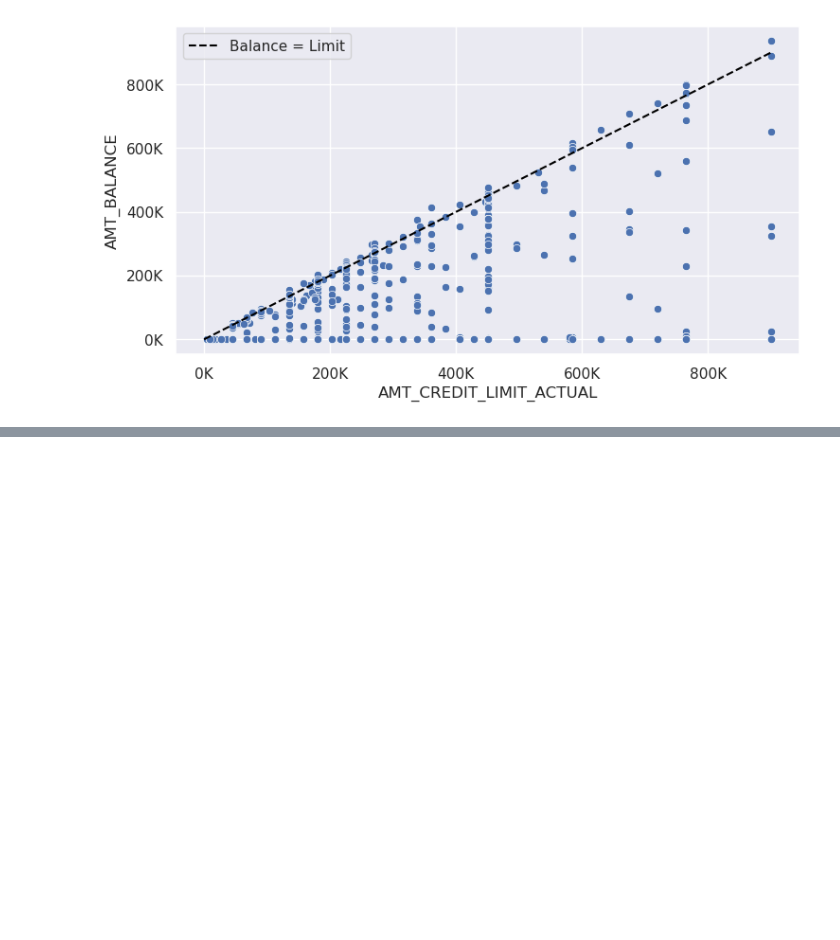
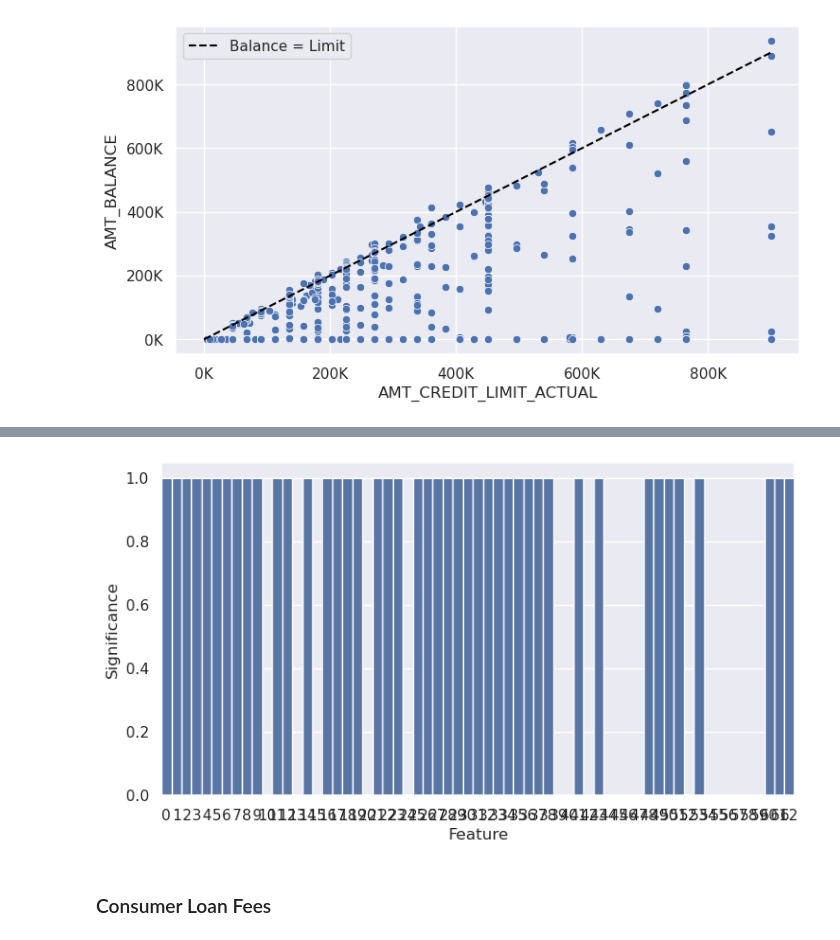
Before and after one commit to gediminas-skvarnavicius/home-credit-group-ml, a Jupyter notebook: EDA.ipynb, the cells around one changed output, grey strips where cells are left out. Drawn from its saved outputs; the diff is of its cells as text; code cells hidden in the pictures; blank space fills up the shorter version.

Commit message:
consumer loan problem  model2 features

```diff
--- a/EDA.ipynb
+++ b/EDA.ipynb
@@ -25,6 +27,7 @@ from tabulate import tabulate
 # %%
 sns.set()
 BASE_FIG_SIZE=(8.5,4.5)
+ALPHA=0.05
 # %%
 # applicattion_test=pl.read_csv('data/application_test.csv')
 application_train=pl.read_csv('data/application_train.csv')
@@ -604,0 +600,37 @@ plt.show()
+# %%
+application_cat_features = [
+    feature
+    for feature in application_train.columns
+    if (application_train[feature].n_unique() < 30 and feature not in id_and_target)
+]
+
+application_num_features = [
+    feature
+    for feature in application_train.select(
+        [pl.col(pl.INTEGER_DTYPES), pl.col(pl.FLOAT_DTYPES)]
+    ).columns
+    if (feature not in application_cat_features and feature not in id_and_target)
+]
+# %%
+target_squares={}
+cat_feature_significance=pl.DataFrame(schema={"Feature":pl.Utf8,"Significance":pl.Boolean})
+for feature in application_cat_features:
+    target_squares[feature]=st.chi_squared_polars(application_train,'TARGET',feature,alpha=ALPHA)
+    significance=(target_squares[feature]['p_value']<=ALPHA)
+    cat_feature_significance=cat_feature_significance.vstack(pl.DataFrame({"Feature":feature,"Significance":bool(significance)}))
+# %%
+fig_chis, ax_chis = plt.subplots(figsize=BASE_FIG_SIZE)
+sns.barplot(
+    x=cat_feature_significance["Feature"],
+    y=cat_feature_significance["Significance"],
+    gap=0,
+    width=1,
+    ax=ax_chis,
+)
+plt.xticks(
+    ticks=np.arange(len(application_cat_features)),
+    labels=np.arange(len(application_cat_features)),
+)
+plt.show()
+# %% [output]
+[figure, added]
@@ -604,0 +644,2 @@ plt.show()
+# %% [markdown]
+### Consumer Loan Fees
```
Also changed, not shown: parts of 7 cells of this notebook, 3 other files.
